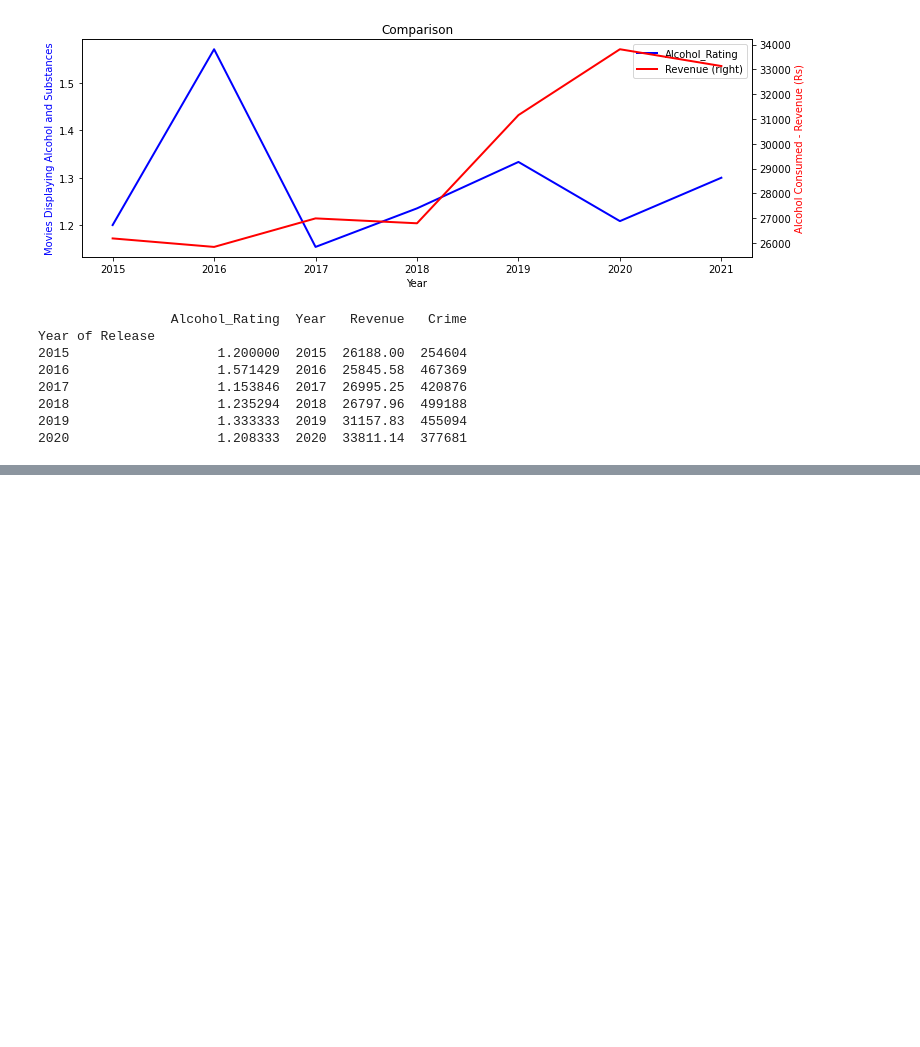
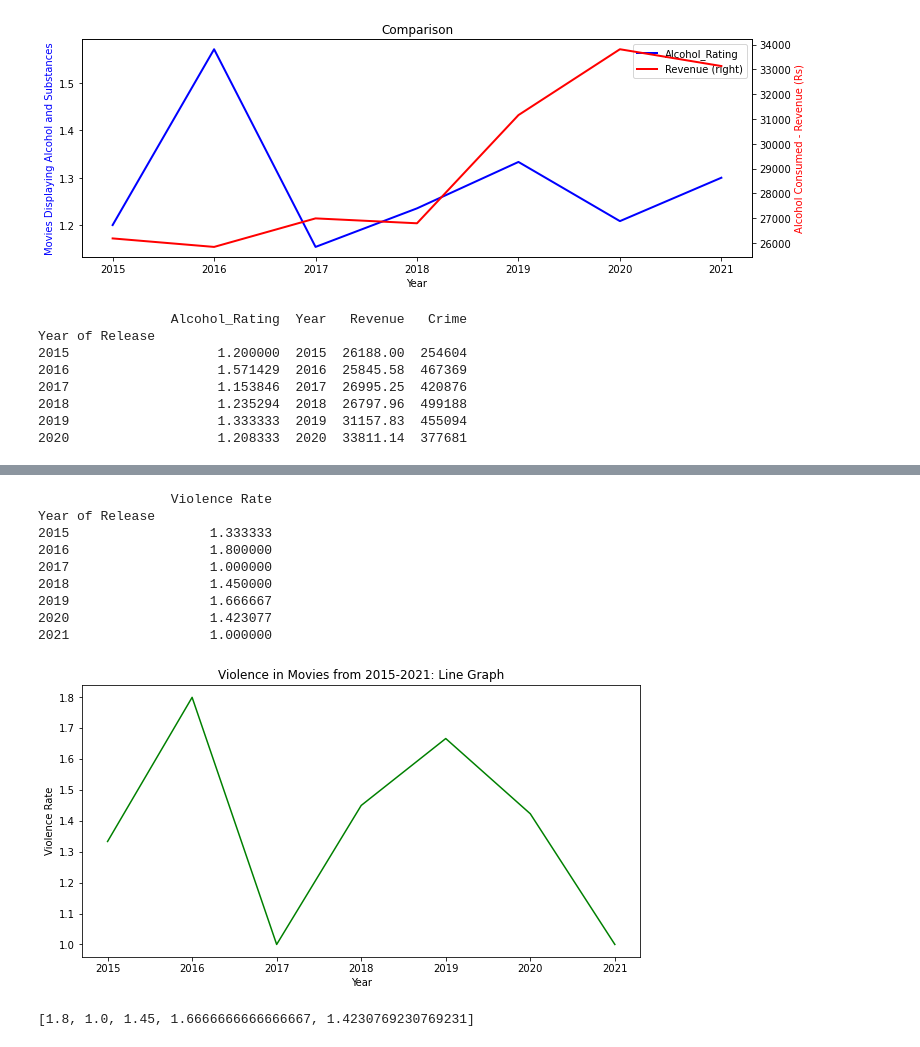
Before and after one commit to Roshni-Bala/Movies-Alcohol-Data-Analysis, a Jupyter notebook: Movies.ipynb, the cells around one changed output, grey strips where cells are left out. Saved outputs shown, nothing was run; the diff lists cells and outputs as text; code cells hidden in the pictures; blank space fills up the shorter version.

```diff
--- a/Movies.ipynb
+++ b/Movies.ipynb
@@ -669,0 +702,17 @@ plt.show()
+# %%
+df1_link['Violence'] = crime_list
+violence_score = []
+for x in df1_link['Violence']:
+    if(x == 'None'):
+        violence_score.append(0)
+    elif(x == 'Mild'):
+        violence_score.append(1)
+    elif(x == 'Moderate'):
+        violence_score.append(2)
+    elif(x== 'Severe'):
+        violence_score.append(3)
+    else:
+        violence_score.append(0)
+
+df1_link['Violence Rate']=violence_score
+df1_link.head(150)
@@ -669,0 +733,40 @@ plt.show()
+# %%
+df_viol_mean = df1_link.groupby(['Year of Release']).mean()
+print(df_viol_mean.head(10))
+
+plt.figure(figsize=[10,5])
+plt.plot(df_viol_mean.index, df_viol_mean['Violence Rate'],color = 'Green')
+plt.xlabel('Year')
+plt.ylabel('Violence Rate')
+plt.title('Violence in Movies from 2015-2021: Line Graph')
+plt.show()
+# %% [output]
+                 Violence Rate
+Year of Release
+2015                  1.333333
+2016                  1.800000
+2017                  1.000000
+2018                  1.450000
+2019                  1.666667
+2020                  1.423077
+2021                  1.000000
+[figure, added]
+# %%
+violence_rate_list = []
+for x in df_viol_mean['Violence Rate']:
+    violence_rate_list.append(x)
+#print(new_df_tail.head(10))
+#print(df_viol_mean.head(10))
+
+df_viol_up = df_viol_mean.head(6)
+df_viol_up = df_viol_up.tail(5)
+# print(df_viol_up)
+# print(violence_rate_list)
+violence_rate_list_fin = violence_rate_list[1:-1]
+print(violence_rate_list_fin)
+df_viol_up['Movie Violence'] = violence_rate_list_fin
+# df_viol_up.head()
+#new_df_tail['Movie Violence'] = violence_rate_list
+#new_df_tail.head()
+# %% [output]
+[1.8, 1.0, 1.45, 1.6666666666666667, 1.4230769230769231]
```
Also changed, not shown: parts of 7 cells of this notebook.
